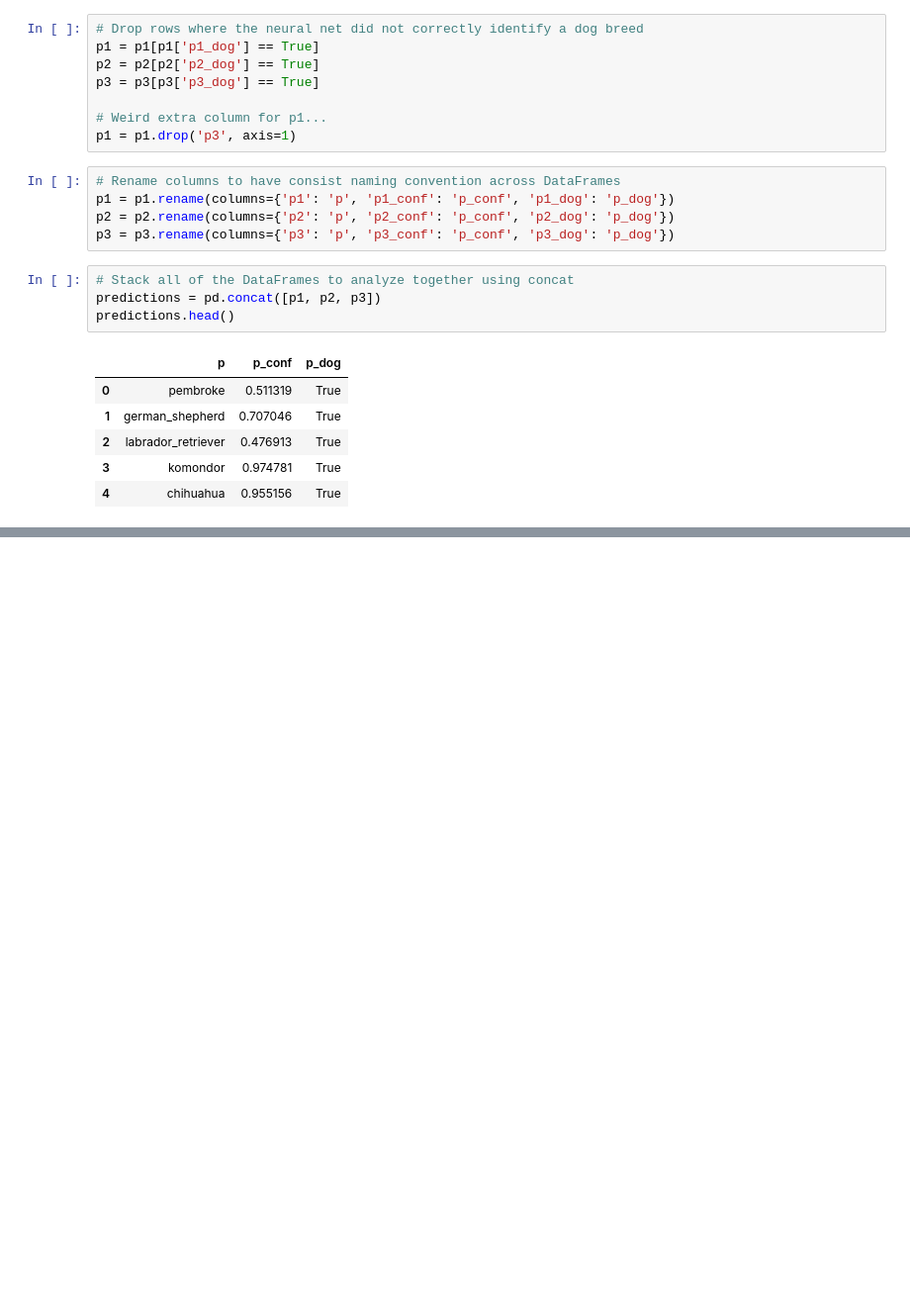
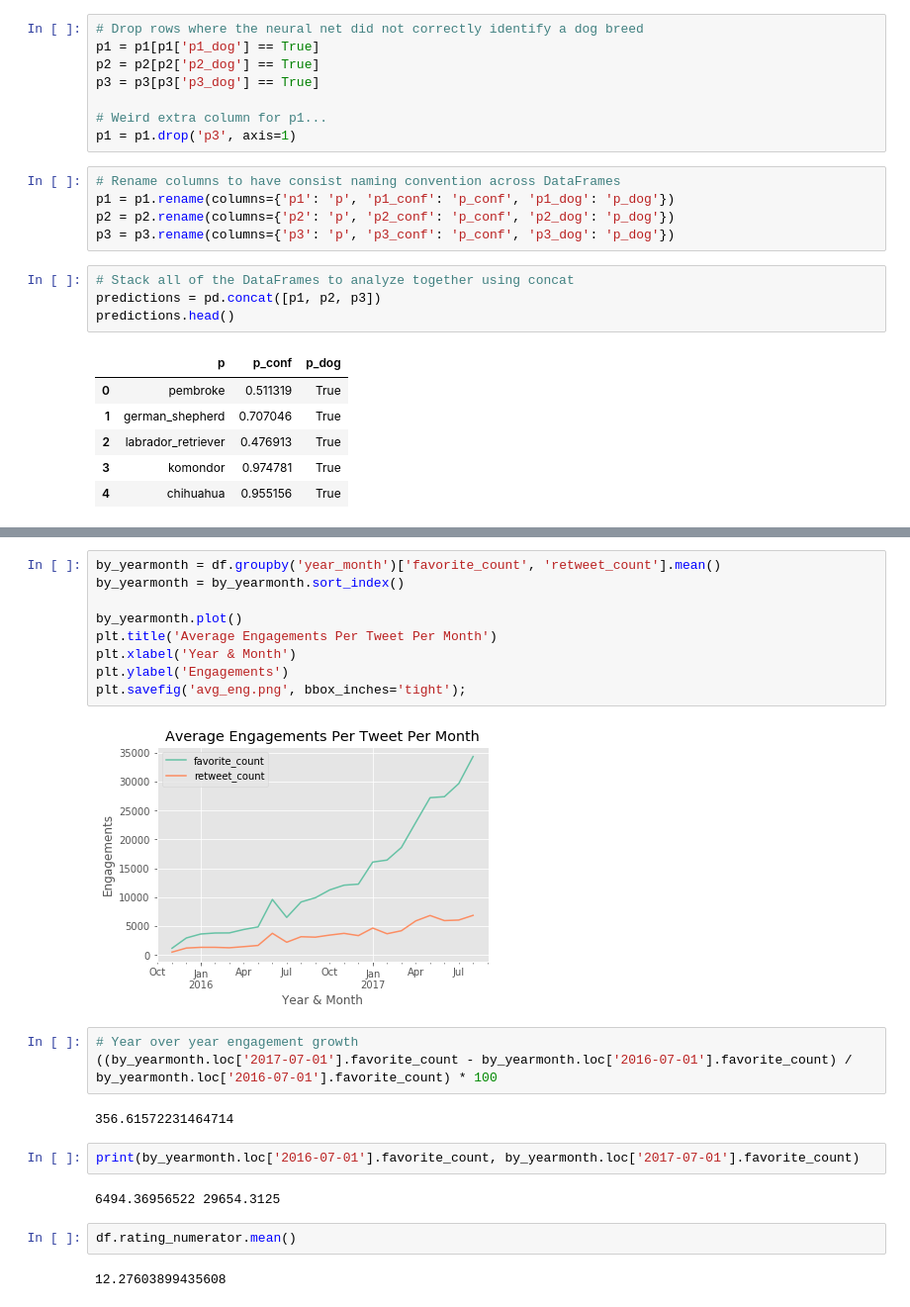
Before and after one commit to bakabbyy/WeRateDogs-twitter, a Jupyter notebook: wrangle_act.ipynb, the cells around one changed output, grey strips where cells are left out. Shown at 99% size. Drawn from its saved outputs; the diff is of its cells as text; blank space fills up the shorter version.

```diff
--- a/wrangle_act.ipynb
+++ b/wrangle_act.ipynb
@@ -1059,0 +1064,24 @@ plt.savefig('eng_growth.png', bbox_inches='tight');
+# %%
+by_yearmonth = df.groupby('year_month')['favorite_count', 'retweet_count'].mean()
+by_yearmonth = by_yearmonth.sort_index()
+
+by_yearmonth.plot()
+plt.title('Average Engagements Per Tweet Per Month')
+plt.xlabel('Year & Month')
+plt.ylabel('Engagements')
+plt.savefig('avg_eng.png', bbox_inches='tight');
+# %% [output]
+[figure, added]
+# %%
+# Year over year engagement growth
+((by_yearmonth.loc['2017-07-01'].favorite_count - by_yearmonth.loc['2016-07-01'].favorite_count) / by_yearmonth.loc['2016-07-01'].favorite_count) * 100
+# %% [output]
+356.61572231464714
+# %%
+print(by_yearmonth.loc['2016-07-01'].favorite_count, by_yearmonth.loc['2017-07-01'].favorite_count)
+# %% [output]
+6494.36956522 29654.3125
+# %%
+df.rating_numerator.mean()
+# %% [output]
+12.27603899435608
```
Also changed, not shown: parts of 16 cells of this notebook, 3 other files.
